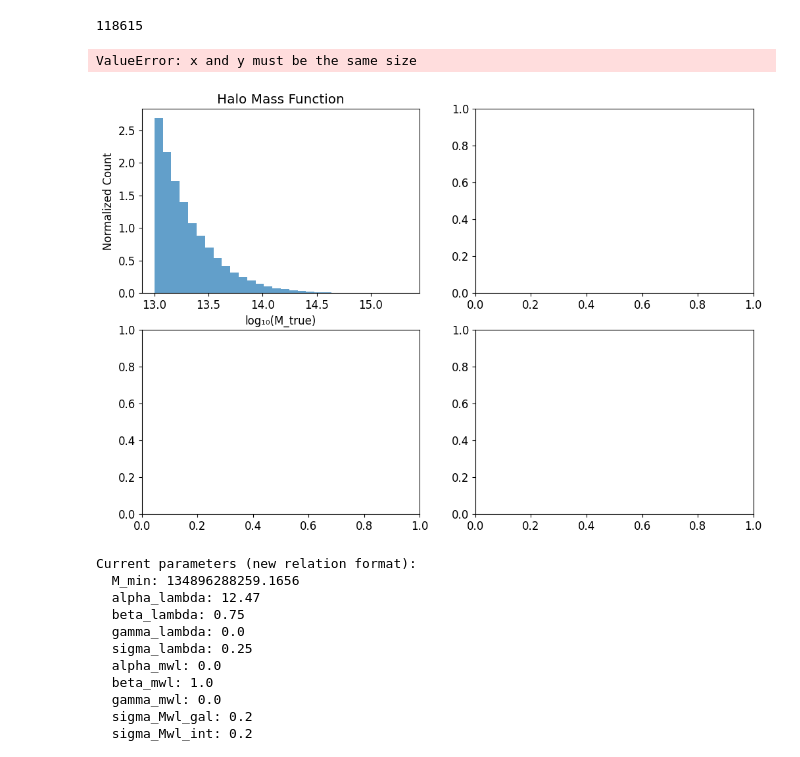
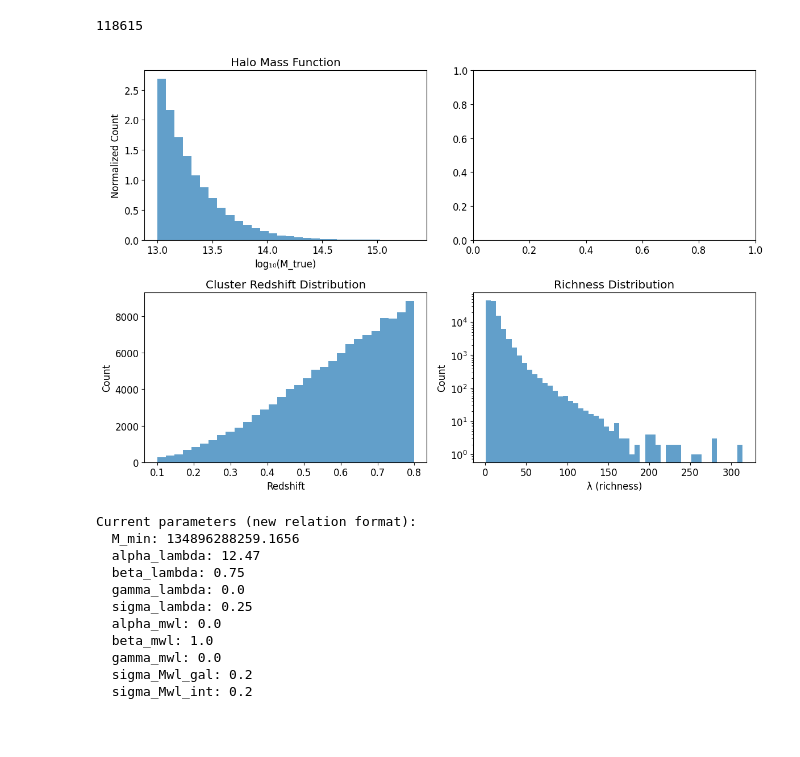
Before and after one commit to calumhrmurray/capish, a Jupyter notebook: notebooks/calum/des_y1_mass_richness_calibration.ipynb, the cells around one changed output. Drawn from its saved outputs; the diff is of its cells as text; code cells hidden in the pictures; blank space fills up the shorter version.

Commit message:
fixed SSC recompute bug and typo

```diff
--- a/notebooks/calum/des_y1_mass_richness_calibration.ipynb
+++ b/notebooks/calum/des_y1_mass_richness_calibration.ipynb
@@ -112,9 +112,10 @@ def create_capish_config(mr_params, cosmo_params, area_sr):
         'Mstar': '10',
         's': '0.0',
         'q': '1.0',
-        'recompute_SSC_ficucial': 'False',
-        'name_sigma2ij_fullsky_file': 'sigma2ij_fullsky_fiducial_zmin={}_zmax={}_nzbins={}.pkl',
-        'save_new_SSC_fiducial': 'False',
+        'SSC': 'False',
+        #'recompute_SSC_fiducial': 'False',
+        # 'name_sigma2ij_fullsky_file': 'sigma2ij_fullsky_fiducial_zmin={}_zmax={}_nzbins={}.pkl',
+        #'save_new_SSC_fiducial': 'False'
         'Omega_c_fiducial': '0.25',
         'Omega_b_fiducial': '0.049',
         'h_fiducial': '0.674',
@@ -172,7 +173,7 @@ MASS_RICHNESS_PARAMS = {
     'alpha_lambda': -9,
     'beta_lambda': 0.75,
     'gamma_lambda': 0.0,
-    'sigma_lambda': 0.25,
+    'sigma_lambda': 0.0,
     'alpha_mwl': 0.0,
     'beta_mwl': 1.0,
     'gamma_mwl': 0.0,
@@ -440,38 +441,37 @@ len( log10m_true )
 # %%
 # Plot catalog diagnostics
 fig, axes = plt.subplots(2, 2, figsize=(12, 8))
 
 # Halo mass function
 axes[0,0].hist(log10m_true, bins=30, alpha=0.7, density=True)
 axes[0,0].set_xlabel('log₁₀(M_true)')
 axes[0,0].set_ylabel('Normalized Count')
 axes[0,0].set_title('Halo Mass Function')
 
 # Mass-richness relation
-axes[0,1].scatter(log10m_true, richness, alpha=0.5, s=1)
-axes[0,1].set_xlabel('log₁₀(M_true)')
-axes[0,1].set_ylabel('λ (richness)')
-axes[0,1].set_yscale('log')
-axes[0,1].set_title('Mass-Richness Relation')
+# axes[0,1].scatter(log10m_true, richness, alpha=0.5, s=1)
+# axes[0,1].set_xlabel('log₁₀(M_true)')
+# axes[0,1].set_ylabel('λ (richness)')
+# axes[0,1].set_yscale('log')
+# axes[0,1].set_title('Mass-Richness Relation')
 
 # Redshift distribution
 axes[1,0].hist(z_obs, bins=30, alpha=0.7)
 axes[1,0].set_xlabel('Redshift')
 axes[1,0].set_ylabel('Count')
 axes[1,0].set_title('Cluster Redshift Distribution')
 
 # Richness distribution
 axes[1,1].hist(richness, bins=50, alpha=0.7)
 axes[1,1].set_xlabel('λ (richness)')
 axes[1,1].set_ylabel('Count')
 axes[1,1].set_yscale('log')
 axes[1,1].set_title('Richness Distribution')
 
 plt.tight_layout()
 plt.show()
 # %% [output]
-ValueError: x and y must be the same size
-[figure, old version]
+[figure, new version]
 # %%
 # Example parameter modifications for new relation format:
 # MASS_RICHNESS_PARAMS['alpha_lambda'] = 12.0    # Adjust normalization
```
Also changed, not shown: parts of 2 cells of this notebook, 2 other files.
